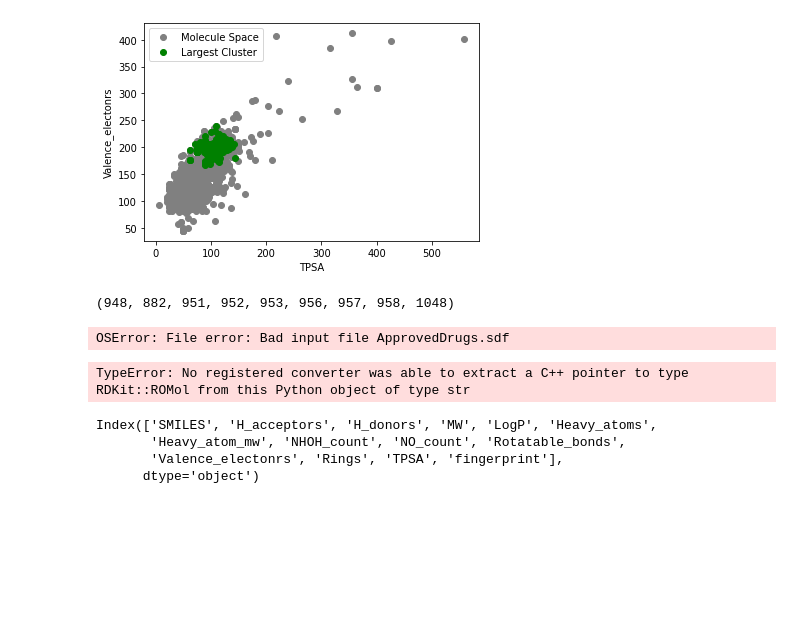
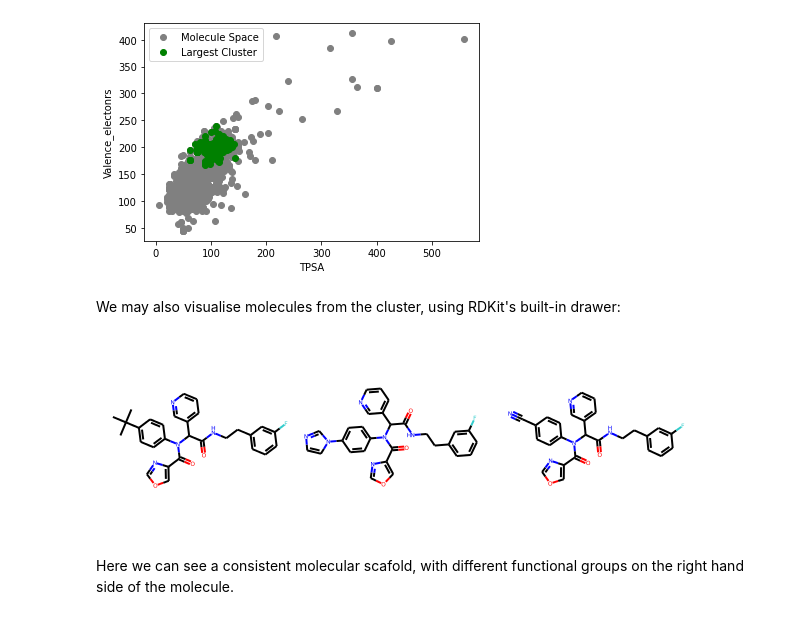
Before and after one commit to KCGallagher/moonshot-predictor, a Jupyter notebook: populate_df.ipynb, the cells around one changed output. Saved outputs shown, nothing was run; the diff lists cells and outputs as text; code cells hidden in the pictures; blank space fills up the shorter version.

Commit message:
Cluster molecule drawings

```diff
--- a/populate_df.ipynb
+++ b/populate_df.ipynb
@@ -354,38 +354,17 @@ compare_dataframe_pair(df_compounds, df_compounds.iloc[list(max_cluster),], 'TPS
 [figure]
 [figure]
 [figure]
-# %%
-#show one of the clusters
-print(clusters[20])
-(553, 297, 547)
-
-#now display structures from one of the clusters
-from rdkit.Chem import Draw
-from rdkit.Chem.Draw import IPythonConsole
-
-ms = [x for x in Chem.SDMolSupplier('ApprovedDrugs.sdf',removeHs=False)]
-
-m1 = ms[553]
-m2 = ms[297]
-m3 = ms[547]
-mols=(m1,m2,m3)
-Draw.MolsToGridImage(mols)
-# %% [output]
-(948, 882, 951, 952, 953, 956, 957, 958, 1048)
-OSError: File error: Bad input file ApprovedDrugs.sdf
+# %% [markdown]
+We may also visualise molecules from the cluster, using RDKit's built-in drawer:
 # %%
 n_molecule = 3
-mols=[]
+cluster_mols=[]
 for i in range(n_molecule):
-    mols.append(df_compounds['SMILES'][max_cluster[i]])
+    m = Chem.MolFromSmiles(df_compounds['SMILES'][max_cluster[i]])
+    cluster_mols.append(m)
 
-Draw.MolsToGridImage(mols)
+Draw.MolsToGridImage(cluster_mols)
 # %% [output]
-TypeError: No registered converter was able to extract a C++ pointer to type RDKit::ROMol from this Python object of type str
+[figure, added]
-# %%
-print(df_lip_compounds.columns)
-# %% [output]
-Index(['SMILES', 'H_acceptors', 'H_donors', 'MW', 'LogP', 'Heavy_atoms',
-       'Heavy_atom_mw', 'NHOH_count', 'NO_count', 'Rotatable_bonds',
-       'Valence_electonrs', 'Rings', 'TPSA', 'fingerprint'],
-      dtype='object')
+# %% [markdown]
+Here we can see a consistent molecular scafold, with different functional groups on the right hand side of the molecule.
```
